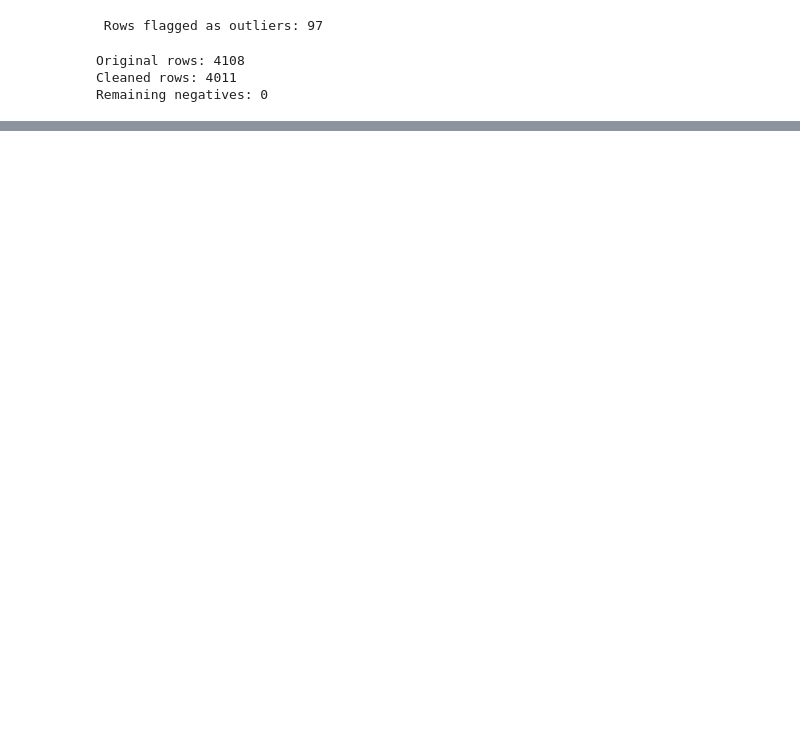
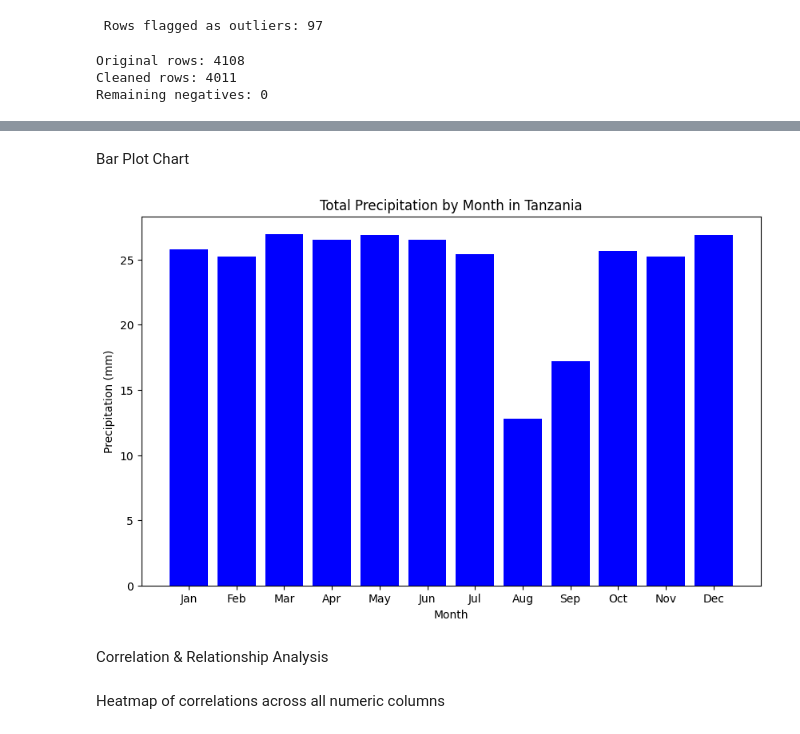
Before and after one commit to tibarekb/climate-challenge-week0, a Jupyter notebook: notebooks/tanzania_eda.ipynb, the cells around one changed output, grey strips where cells are left out. Saved outputs shown, nothing was run; the diff lists cells and outputs as text; code cells hidden in the pictures; blank space fills up the shorter version.

```diff
--- a/notebooks/tanzania_eda.ipynb
+++ b/notebooks/tanzania_eda.ipynb
@@ -197,0 +242,19 @@ plt.scatter(x='T2M', y='RH2M', data=df_clean, s='PRECTOTCORR')
+# %% [markdown]
+Bar Plot Chart
+# %%
+# Aggregate total precipitation by month
+monthly_precip = df_clean.groupby('month')['PRECTOTCORR'].sum()
+
+plt.figure(figsize=(10, 6))
+plt.bar(df_clean['month'], df_clean['PRECTOTCORR'], color='blue')
+plt.title('Total Precipitation by Month in Tanzania')
+plt.xlabel('Month')
+plt.ylabel('Precipitation (mm)')
+plt.xticks(df_clean['month'].unique(), ['Jan', 'Feb', 'Mar', 'Apr', 'May', 'Jun', 'Jul', 'Aug', 'Sep', 'Oct', 'Nov', 'Dec'])
+plt.show()
+# %% [output]
+[figure, added]
+# %% [markdown]
+Correlation & Relationship Analysis
+# %% [markdown]
+Heatmap of correlations across all numeric columns
```
Also changed, not shown: parts of 65 cells of this notebook.
